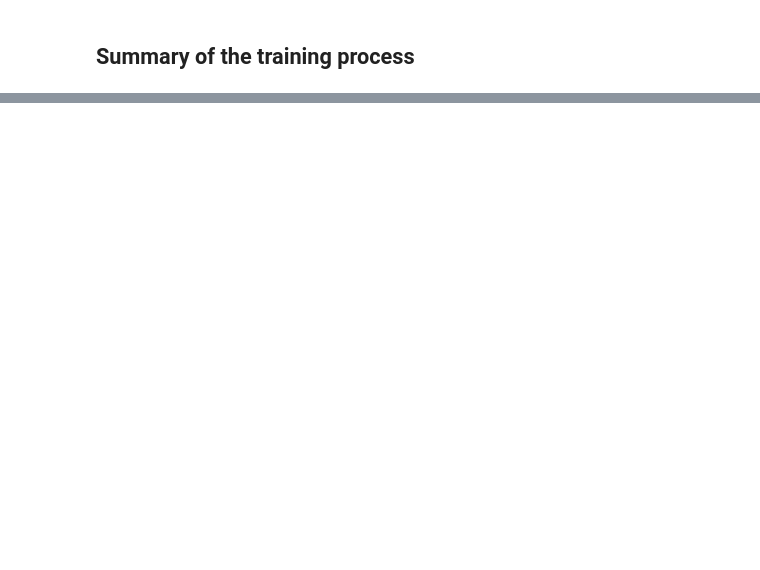
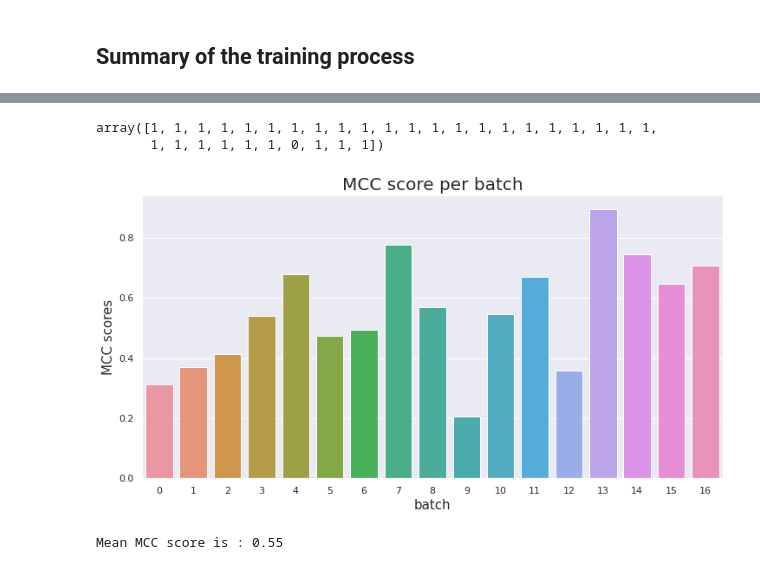
Before and after one commit to dilinjohn/Kaggle, a Jupyter notebook: NLP - Colab dataset/BERT_on_COLA_dataset.ipynb, the cells around one changed output, grey strips where cells are left out. Saved outputs shown, nothing was run; the diff lists cells and outputs as text; code cells hidden in the pictures; blank space fills up the shorter version.

```diff
--- a/NLP - Colab dataset/BERT_on_COLA_dataset.ipynb
+++ b/NLP - Colab dataset/BERT_on_COLA_dataset.ipynb
@@ -733,0 +937,25 @@ df_stats
+# %%
+from sklearn.metrics import matthews_corrcoef
+
+matthews_set =[]
+
+# Evaluate each test batch using Matthew's correlation coefficient
+print('Calculating Matthews Corr. Coef. for each batch...')
+
+# for each batch
+# len(true_labels) is the number of batches
+
+for i in range(len(true_labels)):
+
+    # The predictions for this batch are a 2-column ndarray (one column for "0"
+    # and one column for "1"). Pick the label with the highest value and turn this
+    # in to a list of 0s and 1s.
+
+    pred_labels_batch_i = np.argmax(predictions[i], axis=1).flatten()
+
+    # calculate and store the corrcoef for this batch
+    matthews  = matthews_corrcoef(true_labels[i], pred_labels_batch_i)
+    matthews_set.append(matthews)
+
+print('\nMatthews correlation coefficient for the entire test set')
+matthews_set
@@ -733,0 +1003,20 @@ df_stats
+# %%
+np.argmax(predictions[0], axis=1)
+# %% [output]
+array([1, 1, 1, 1, 1, 1, 1, 1, 1, 1, 1, 1, 1, 1, 1, 1, 1, 1, 1, 1, 1, 1,
+       1, 1, 1, 1, 1, 1, 0, 1, 1, 1])
+# %%
+# Create a bar plot showing the MCC scores for each batch of the test samples
+
+plt.figure(figsize=(12,6))
+sns.barplot(x = np.arange(len(matthews_set)), y = matthews_set)
+plt.title('MCC score per batch', fontsize=20)
+plt.xlabel('batch', fontsize=15)
+plt.ylabel('MCC scores', fontsize=15)
+plt.show()
+# %% [output]
+[figure, added]
+# %%
+print('Mean MCC score is : {:.2f}'.format(np.mean(matthews_set)))
+# %% [output]
+Mean MCC score is : 0.55
```
Also changed, not shown: parts of 24 cells of this notebook, 2 other files.
